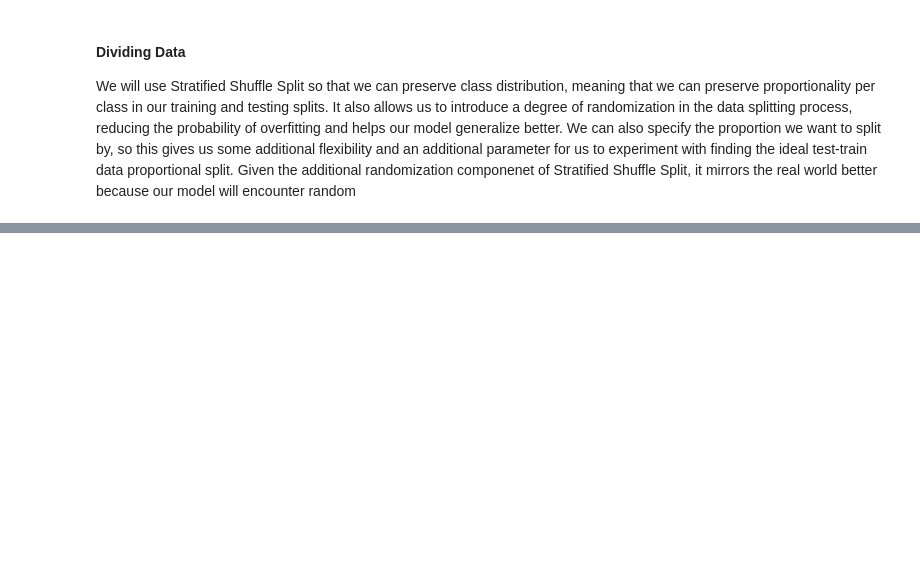
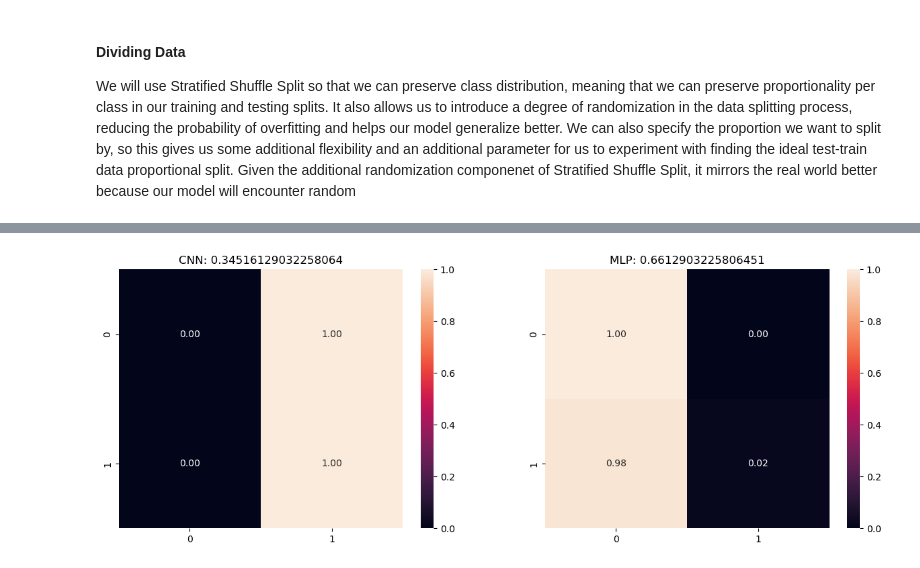
Before and after one commit to S-Bryce/ML-Lab-6, a Jupyter notebook: main.ipynb, the cells around one changed output, grey strips where cells are left out. Saved outputs shown, nothing was run; the diff lists cells and outputs as text; code cells hidden in the pictures; blank space fills up the shorter version.

```diff
--- a/main.ipynb
+++ b/main.ipynb
@@ -406,7 +399,7 @@ num_filt_layers = [32, 32]
 for num_filters in num_filt_layers:
     cnn3.add( Conv2D(filters=num_filters,
                     kernel_size=(3,3),
-                    padding='same',
+                    padding='same', input_shape=(192,192,1),
                      ) )
     cnn3.add( Activation('relu'))
     cnn3.add( MaxPooling2D(pool_size=(2, 2)) )
@@ -422,8 +415,9 @@ cnn3.compile(loss='mean_squared_error',
               optimizer='rmsprop',
               metrics=['accuracy'])
 
-cnn3.fit(X_train, y_train_ohe,
+cnn3.fit(X_train, y_train,
         batch_size=32, epochs=150,
         shuffle=True, verbose=0)
 
 compare_mlp_cnn(cnn3,mlp,X_test,y_test)
+# %% [output]
@@ -430,3 +428,4 @@ compare_mlp_cnn(cnn3,mlp,X_test,y_test)
+[figure, added]
 # %%
 %%time
 
```
Also changed, not shown: parts of 17 cells of this notebook.
